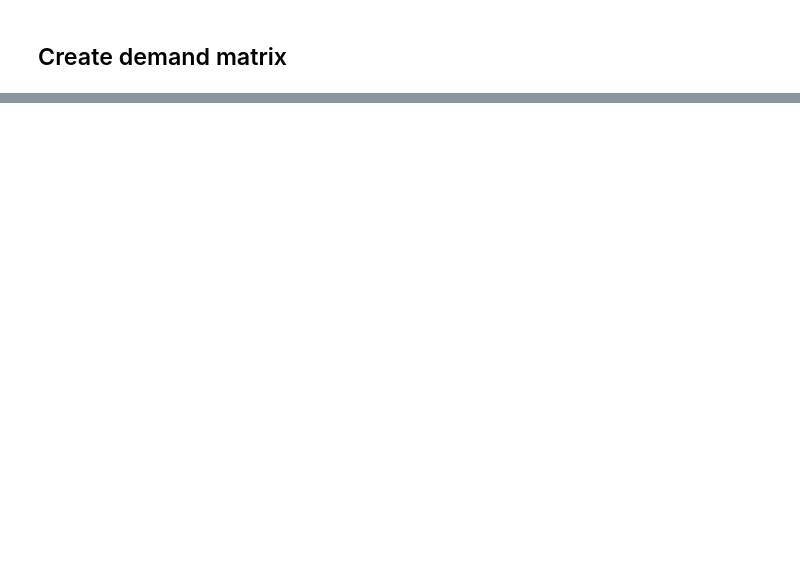
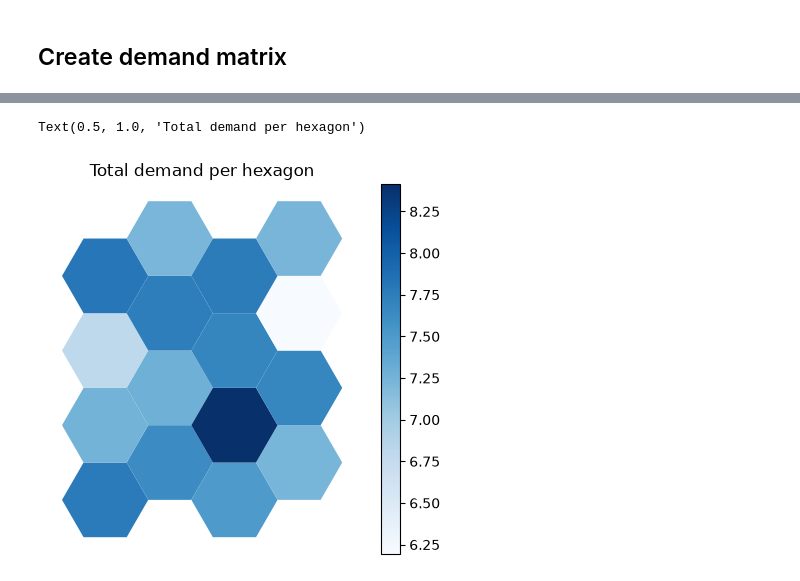
Before and after one commit to anyonectl/bicycle-network, a Jupyter notebook: code/initial/ga_mvp.ipynb, the cells around one changed output, grey strips where cells are left out. Drawn from its saved outputs; the diff is of its cells as text; code cells hidden in the pictures; blank space fills up the shorter version.

```diff
--- a/code/initial/ga_mvp.ipynb
+++ b/code/initial/ga_mvp.ipynb
@@ -94,0 +160,5 @@ no. of pairs should be: 120
+# %%
+demand_matrix = pd.concat([test_pairs, pd.Series(test_demand)], axis=1)
+demand_matrix.columns = ['pair', 'u', 'v', 'geometry', 'demand']
+demand_matrix.head()
+demand_matrix.info()
@@ -94,0 +195,4 @@ no. of pairs should be: 120
+# %%
+seed_points = grid
+seed_points.columns = ['id', 'geometry', 'centroid']
+seed_points.info()
@@ -94,0 +210,7 @@ no. of pairs should be: 120
+# %%
+seed_points["total_demand"] = seed_points.apply(
+    lambda x:
+        sum(demand_matrix[(demand_matrix.u == x.id) | (demand_matrix.v == x.id)].demand),
+    axis = 1
+)
+seed_points.sort_values('total_demand', ascending=False).head()
@@ -94,0 +224,14 @@ no. of pairs should be: 120
+# %%
+
+fig, ax = plt.subplots(1,1)
+seed_points.plot(
+    ax=ax,
+    column="total_demand",
+    cmap = "Blues",
+    legend=True
+)
+ax.set_axis_off()
+ax.set_title("Total demand per hexagon")
+# %% [output]
+Text(0.5, 1.0, 'Total demand per hexagon')
+[figure, added]
```
Also changed, not shown: parts of 15 cells of this notebook.
